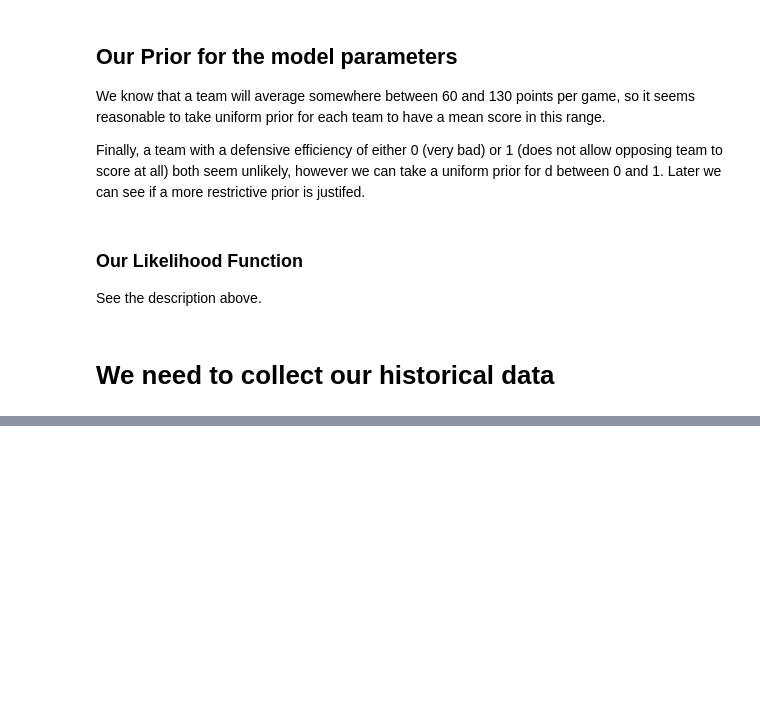
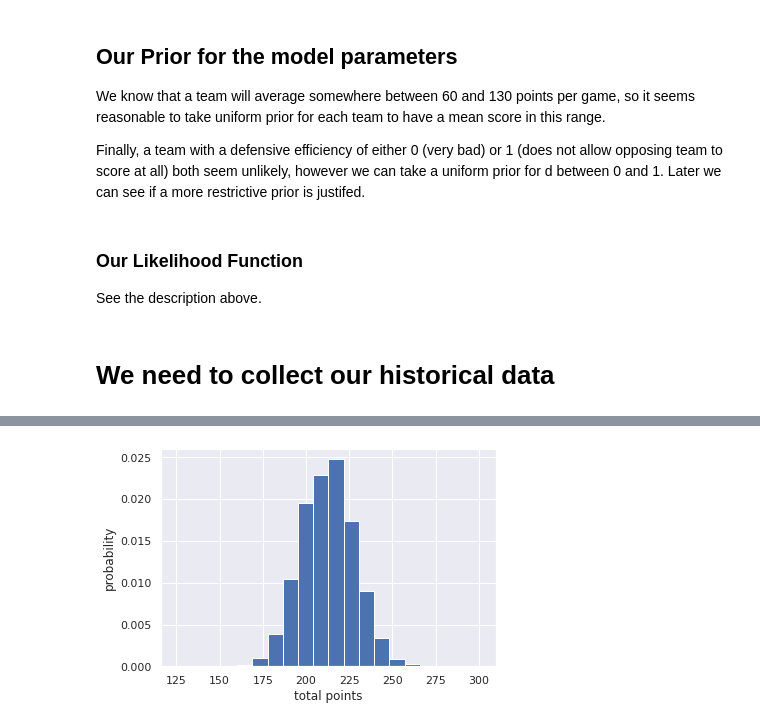
Before and after one commit to erdos2020nbaou/nba_ou_jam, a Jupyter notebook: Bayes/NBA_Jam_Bayes_New.ipynb, the cells around one changed output, grey strips where cells are left out. Saved outputs shown, nothing was run; the diff lists cells and outputs as text; code cells hidden in the pictures; blank space fills up the shorter version.

Commit message:
added function to make predictions for a new game

```diff
--- a/Bayes/NBA_Jam_Bayes_New.ipynb
+++ b/Bayes/NBA_Jam_Bayes_New.ipynb
@@ -389,0 +461,25 @@ fig = corner.corner(samples,
+# %%
+#Now, suppose we want to predict probability for the outcome of a new game...
+def predict_game_outcome(samples, team_a_idx, team_b_idx, n_draws):
+
+    mu_a_chain = np.take(samples, team_a_idx, axis=1)
+    mu_b_chain = np.take(samples, team_b_idx, axis=1)
+
+    d_a_chain = np.take(samples, n_teams + team_a_idx, axis=1)
+    d_b_chain = np.take(samples, n_teams + team_b_idx, axis=1)
+
+    mu_eff_chain = mu_a_chain * ( np.ones_like(mu_a_chain) - d_b_chain ) \
+                    + mu_b_chain * ( np.ones_like(mu_b_chain) - d_a_chain )
+
+
+    #for each sample mu_eff, draw from a poisson distribution with mean mu_eff
+    tot_pts = np.array( [ poisson.rvs(mu, size=n_draws) for mu in mu_eff_chain ] )
+    return tot_pts.flatten()
+# %%
+tot_pts = predict_game_outcome(samples=samples, team_a_idx=0, team_b_idx=1, n_draws=100)
+plt.hist(tot_pts, density=True, bins=20)
+plt.xlabel('total points')
+plt.ylabel('probability')
+plt.show()
+# %% [output]
+[figure, added]
```
Also changed, not shown: parts of 23 cells of this notebook.
